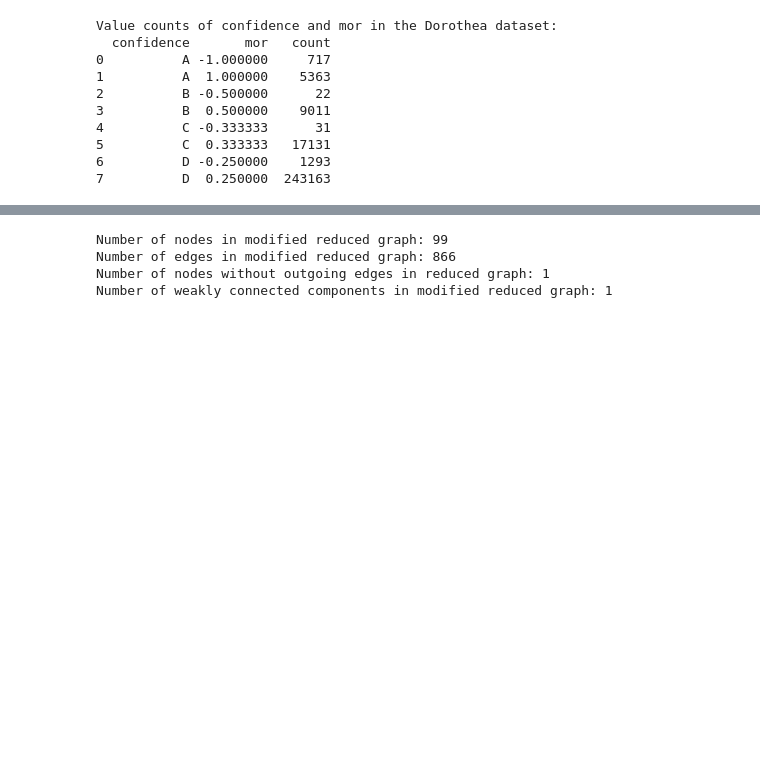
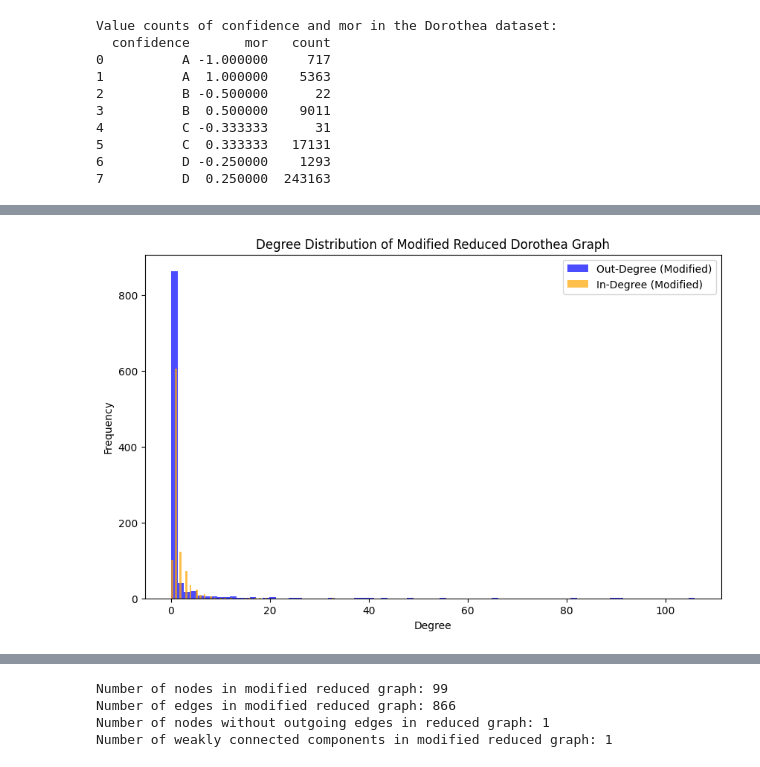
Before and after one commit to joh-dah/source_detection_in_grns, a Jupyter notebook: data_exploration/dorothea.ipynb, the cells around one changed output, grey strips where cells are left out. Cells and saved outputs as stored; diff of their text form; code cells hidden in the pictures; blank space fills up the shorter version.

```diff
--- a/data_exploration/dorothea.ipynb
+++ b/data_exploration/dorothea.ipynb
@@ -288,3 +294,50 @@ plt.show()
+# %%
+import random
+
+def randomly_remove_edges_preserving_connectivity(G, num_edges_to_remove):
+    """
+    Randomly remove edges from the graph, but do not remove an edge if it would disconnect (weakly) a node.
+    Preserve all edge attributes.
+    """
+    G = G.copy()
+    edges = list(G.edges(data=True))
+    removed = 0
+
+    random.shuffle(edges)
+    for u, v, attr in edges:
+        if removed >= num_edges_to_remove:
+            break
+        # Store attributes before removing
+        edge_attrs = attr.copy()
+        G.remove_edge(u, v)
+        # If either node is now isolated or graph is disconnected, restore the edge with all attributes
+        if nx.number_weakly_connected_components(G) > 1 or (G.out_degree(u) + G.in_degree(u) == 0 or G.out_degree(v) + G.in_degree(v) == 0):
+            G.add_edge(u, v, **edge_attrs)
+        else:
+            removed += 1
+    return G
+
+# Remove 100 edges randomly, preserving connectivity
+num_edges_to_remove = 100
+G_reduced_copy = randomly_remove_edges_preserving_connectivity(G_reduced_copy, num_edges_to_remove)
+
+# select the largest weakly connected component from the modified graph
+largest_component_copy = max(nx.weakly_connected_components(G_reduced_copy), key=len)
+G_reduced_copy = G_reduced_copy.subgraph(largest_component_copy).copy()
+
+# Plot the in-degree and out-degree distribution of the modified graph
+plt.figure(figsize=(10, 6))
+out_degree_sequence_copy = [d for n, d in G_reduced_copy.out_degree()]
+in_degree_sequence_copy = [d for n, d in G_reduced_copy.in_degree()]
+plt.hist(out_degree_sequence_copy, bins=80, color='blue', alpha=0.7, label='Out-Degree (Modified)')
+plt.hist(in_degree_sequence_copy, bins=80, color='orange', alpha=0.7, label='In-Degree (Modified)')
+plt.title("Degree Distribution of Modified Reduced Dorothea Graph")
+plt.xlabel("Degree")
+plt.ylabel("Frequency")
+plt.legend()
+plt.show()
+# %% [output]
+[figure, added]
 # %%
 # print n nodes n edges in the modified graph
 print(f"Number of nodes in modified reduced graph: {G_reduced_copy.number_of_nodes()}")
```
Also changed, not shown: parts of 12 cells of this notebook, 19 other files.
